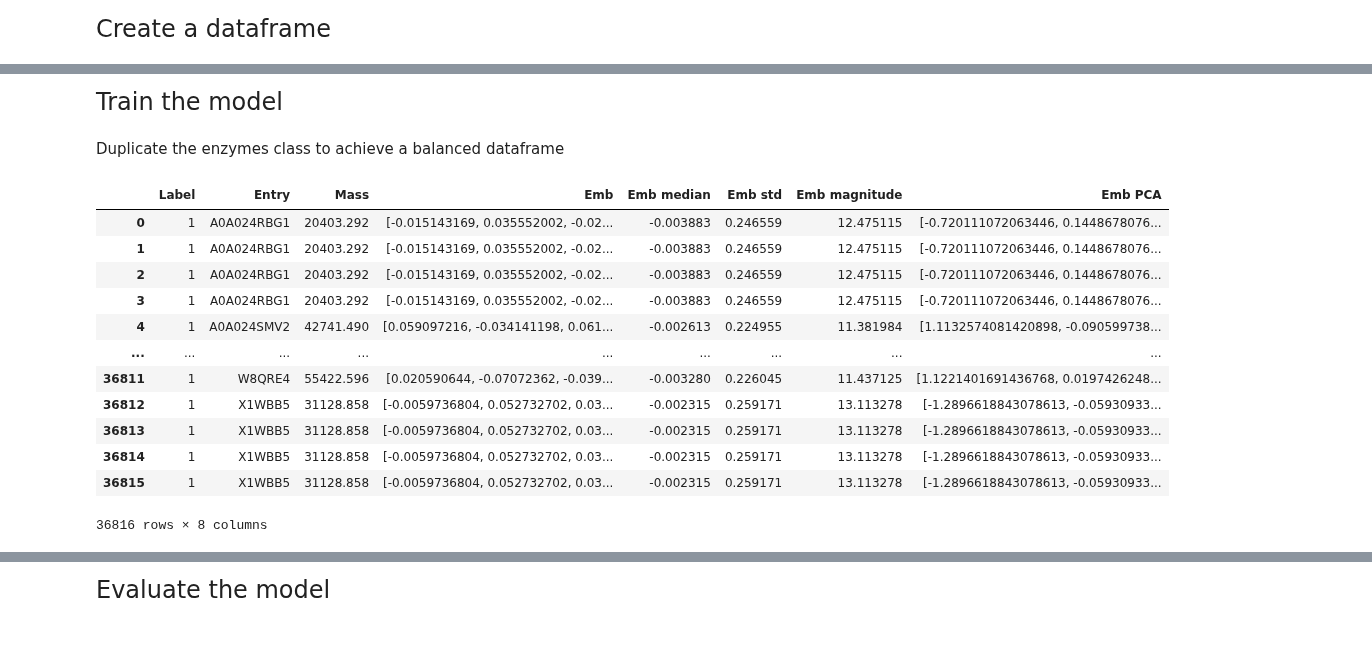
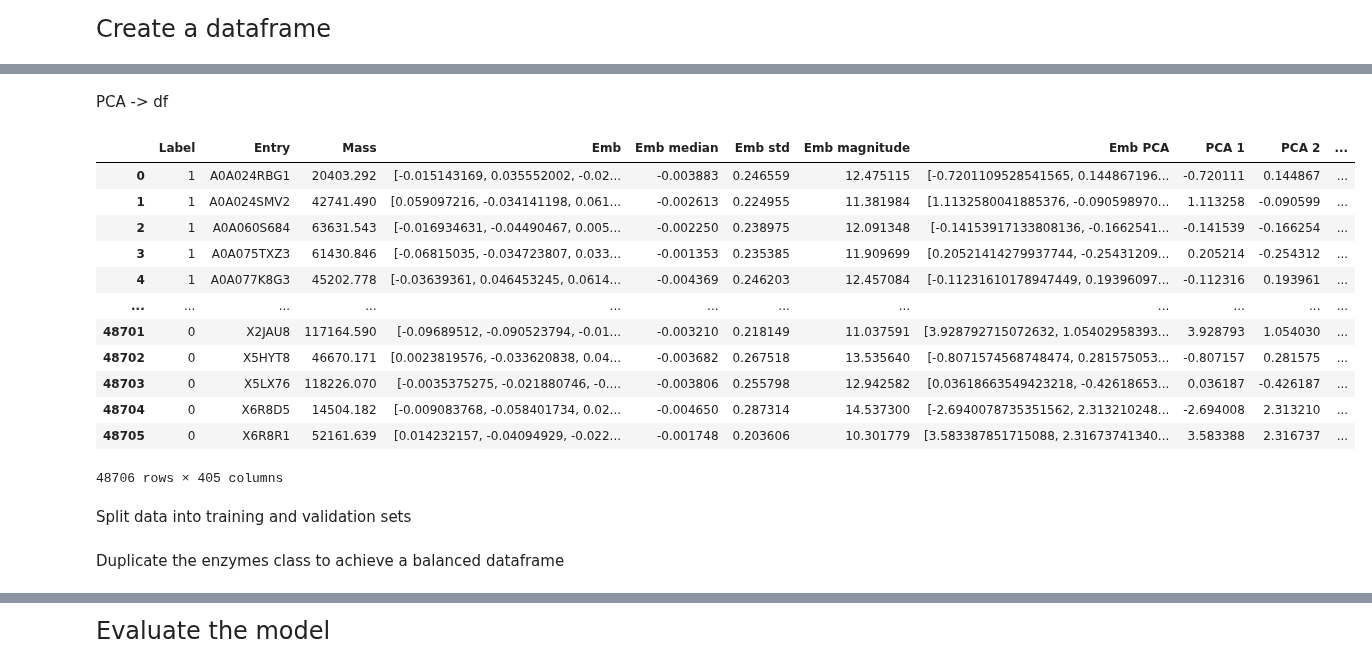
Before and after one commit to github4touchdouble/nnet-enzyme, a Jupyter notebook: random_forest/RandomForest_esm2.ipynb, the cells around one changed output, grey strips where cells are left out. Saved outputs shown, nothing was run; the diff lists cells and outputs as text; code cells hidden in the pictures; blank space fills up the shorter version.

```diff
--- a/random_forest/RandomForest_esm2.ipynb
+++ b/random_forest/RandomForest_esm2.ipynb
@@ -319,5 +318,23 @@ print(df)
 [48706 rows x 8 columns]
 # %%
 df.to_csv(r'/home/trucbui/PBLGit/random_forest/split30_and_non_enzymes_with_esm2_df.csv', index = False)
-# %% [markdown]
-<font size="5">Train the model</font>
+# %% [markdown]
+PCA -> df
+# %%
+for i in range(n_dimensions_after_pca):
+    df[f'PCA {i + 1}'] = df['Emb PCA'].apply(lambda x: x[i])
+df
+# %% [output]
+|  | Label | Entry | Mass | Emb | Emb median | Emb std | Emb magnitude | Emb PCA | PCA 1 | PCA 2 | ... |
+| 0 | 1 | A0A024RBG1 | 20403.292 | [-0.015143169, 0.035552002, -0.02... | -0.003883 | 0.246559 | 12.475115 | [-0.7201109528541565, 0.144867196... | -0.720111 | 0.144867 | ... |
+| 1 | 1 | A0A024SMV2 | 42741.490 | [0.059097216, -0.034141198, 0.061... | -0.002613 | 0.224955 | 11.381984 | [1.1132580041885376, -0.090598970... | 1.113258 | -0.090599 | ... |
+| 2 | 1 | A0A060S684 | 63631.543 | [-0.016934631, -0.04490467, 0.005... | -0.002250 | 0.238975 | 12.091348 | [-0.14153917133808136, -0.1662541... | -0.141539 | -0.166254 | ... |
+| 3 | 1 | A0A075TXZ3 | 61430.846 | [-0.06815035, -0.034723807, 0.033... | -0.001353 | 0.235385 | 11.909699 | [0.20521414279937744, -0.25431209... | 0.205214 | -0.254312 | ... |
+| 4 | 1 | A0A077K8G3 | 45202.778 | [-0.03639361, 0.046453245, 0.0614... | -0.004369 | 0.246203 | 12.457084 | [-0.11231610178947449, 0.19396097... | -0.112316 | 0.193961 | ... |
+| ... | ... | ... | ... | ... | ... | ... | ... | ... | ... | ... | ... |
+| 48701 | 0 | X2JAU8 | 117164.590 | [-0.09689512, -0.090523794, -0.01... | -0.003210 | 0.218149 | 11.037591 | [3.928792715072632, 1.05402958393... | 3.928793 | 1.054030 | ... |
+| 48702 | 0 | X5HYT8 | 46670.171 | [0.0023819576, -0.033620838, 0.04... | -0.003682 | 0.267518 | 13.535640 | [-0.8071574568748474, 0.281575053... | -0.807157 | 0.281575 | ... |
+| 48703 | 0 | X5LX76 | 118226.070 | [-0.0035375275, -0.021880746, -0.... | -0.003806 | 0.255798 | 12.942582 | [0.03618663549423218, -0.42618653... | 0.036187 | -0.426187 | ... |
+| 48704 | 0 | X6R8D5 | 14504.182 | [-0.009083768, -0.058401734, 0.02... | -0.004650 | 0.287314 | 14.537300 | [-2.6940078735351562, 2.313210248... | -2.694008 | 2.313210 | ... |
+| 48705 | 0 | X6R8R1 | 52161.639 | [0.014232157, -0.04094929, -0.022... | -0.001748 | 0.203606 | 10.301779 | [3.583387851715088, 2.31673741340... | 3.583388 | 2.316737 | ... |
+48706 rows × 405 columns
@@ -323,0 +343,2 @@ df.to_csv(r'/home/trucbui/PBLGit/random_forest/split30_and_non_enzymes_with_esm2
+# %% [markdown]
+Split data into training and validation sets
@@ -324,19 +354,2 @@ df.to_csv(r'/home/trucbui/PBLGit/random_forest/split30_and_non_enzymes_with_esm2
 # %% [markdown]
 Duplicate the enzymes class to achieve a balanced dataframe
-# %%
-enzymes_df_dup=enzymes_df.loc[enzymes_df.index.repeat(4)].reset_index(drop=True)
-enzymes_df_dup
-# %% [output]
-|  | Label | Entry | Mass | Emb | Emb median | Emb std | Emb magnitude | Emb PCA |
-| 0 | 1 | A0A024RBG1 | 20403.292 | [-0.015143169, 0.035552002, -0.02... | -0.003883 | 0.246559 | 12.475115 | [-0.720111072063446, 0.1448678076... |
-| 1 | 1 | A0A024RBG1 | 20403.292 | [-0.015143169, 0.035552002, -0.02... | -0.003883 | 0.246559 | 12.475115 | [-0.720111072063446, 0.1448678076... |
-| 2 | 1 | A0A024RBG1 | 20403.292 | [-0.015143169, 0.035552002, -0.02... | -0.003883 | 0.246559 | 12.475115 | [-0.720111072063446, 0.1448678076... |
-| 3 | 1 | A0A024RBG1 | 20403.292 | [-0.015143169, 0.035552002, -0.02... | -0.003883 | 0.246559 | 12.475115 | [-0.720111072063446, 0.1448678076... |
-| 4 | 1 | A0A024SMV2 | 42741.490 | [0.059097216, -0.034141198, 0.061... | -0.002613 | 0.224955 | 11.381984 | [1.1132574081420898, -0.090599738... |
-| ... | ... | ... | ... | ... | ... | ... | ... | ... |
-| 36811 | 1 | W8QRE4 | 55422.596 | [0.020590644, -0.07072362, -0.039... | -0.003280 | 0.226045 | 11.437125 | [1.1221401691436768, 0.0197426248... |
-| 36812 | 1 | X1WBB5 | 31128.858 | [-0.0059736804, 0.052732702, 0.03... | -0.002315 | 0.259171 | 13.113278 | [-1.2896618843078613, -0.05930933... |
-| 36813 | 1 | X1WBB5 | 31128.858 | [-0.0059736804, 0.052732702, 0.03... | -0.002315 | 0.259171 | 13.113278 | [-1.2896618843078613, -0.05930933... |
-| 36814 | 1 | X1WBB5 | 31128.858 | [-0.0059736804, 0.052732702, 0.03... | -0.002315 | 0.259171 | 13.113278 | [-1.2896618843078613, -0.05930933... |
-| 36815 | 1 | X1WBB5 | 31128.858 | [-0.0059736804, 0.052732702, 0.03... | -0.002315 | 0.259171 | 13.113278 | [-1.2896618843078613, -0.05930933... |
-36816 rows × 8 columns
```
Also changed, not shown: parts of 30 cells of this notebook.
